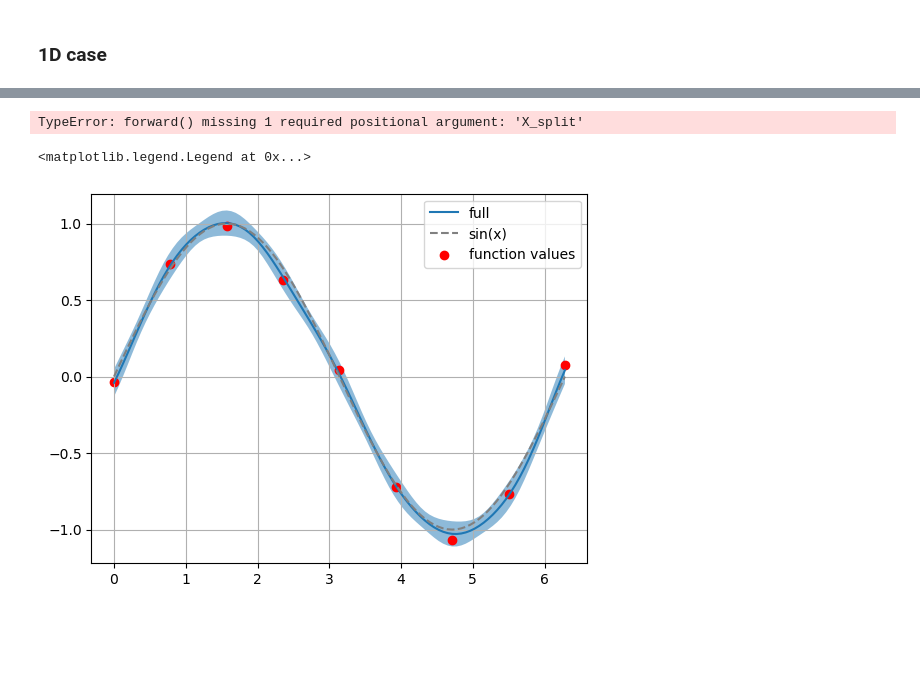
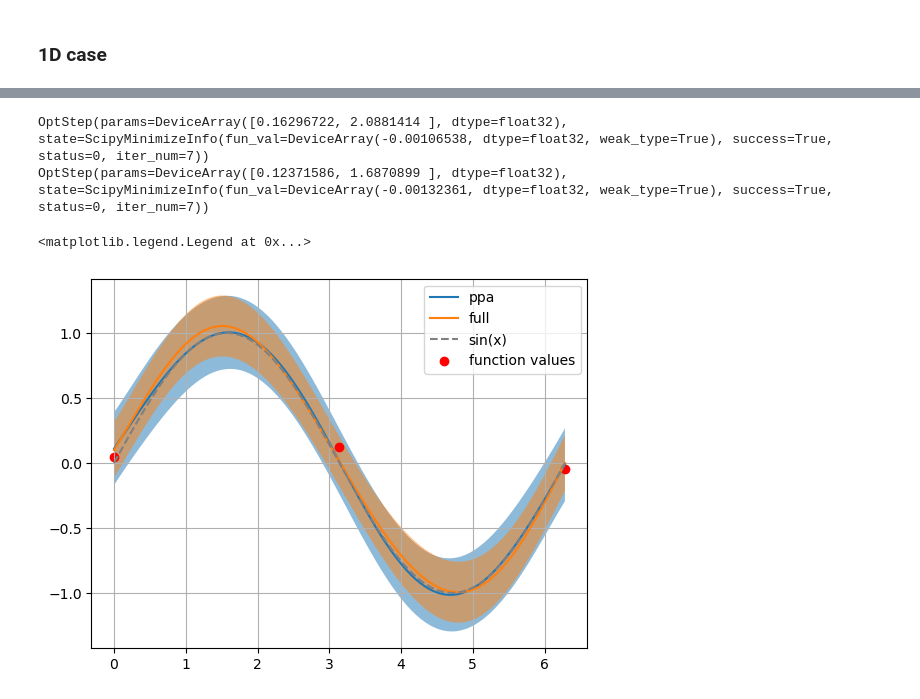
Before and after one commit to LukasEin/jaxgp, a Jupyter notebook: random.ipynb, the cells around one changed output, grey strips where cells are left out. Saved outputs shown, nothing was run; the diff lists cells and outputs as text; code cells hidden in the pictures; blank space fills up the shorter version.

```diff
--- a/random.ipynb
+++ b/random.ipynb
@@ -7,7 +8,7 @@ from gaussian_process.kernels import RBF
 # %% [markdown]
 ### 1D case
 # %%
-key = random.PRNGKey(0)
+key = random.PRNGKey(int(time.time()))
 
 def func(x,noise=0.0):
     return jnp.sin(x) + noise*random.normal(key,x.shape)
@@ -23,7 +22,7 @@ noise = 0.1
 
 length_scale = 1.0
 
-num_datapoints = 9
+num_datapoints = 3
 datagrid = jnp.linspace(*bounds,num_datapoints)
 data_values = func(datagrid,noise)
 num_derivpoints = (9,)
@@ -41,28 +40,34 @@ num_gridpoints = 101
 grid = jnp.linspace(*bounds,num_gridpoints)
 
 kernel = RBF()
-kernel_params = (length_scale,)
+kernel_params = (length_scale, )
+
+init_kernel = (0.5, )
+init_noise = 1.0
 # %%
-model = gpr.ExactGPR(kernel,data_split,kernel_params,noise=noise)
+model = gpr.ApproximateGPR(kernel,data_split,referencegrid,kernel_params=init_kernel,noise=init_noise)
+model.train(X_data,Y_data)
+(means_ppa, stds_ppa) = model.eval(grid.reshape(-1,1),True)
+means_ppa = means_ppa.reshape(-1)
+stds_ppa = stds_ppa.reshape(-1)
+
+model = gpr.ExactGPR(kernel,data_split,kernel_params=init_kernel,noise=init_noise)
 model.train(X_data,Y_data)
 (means_full, stds_full) = model.eval(grid.reshape(-1,1),True)
 means_full = means_full.reshape(-1)
 stds_full = stds_full.reshape(-1)
-
-model = gpr.ApproximateGPR(kernel,data_split,referencegrid,kernel_params,noise=noise)
-model.train(X_data,Y_data)
-(means_ppa, stds_ppa) = model.eval(grid.reshape(-1,1),True)
-means_ppa = means_ppa.reshape(-1)
-stds_ppa = stds_ppa.reshape(-1)
 # %% [output]
-TypeError: forward() missing 1 required positional argument: 'X_split'
+OptStep(params=DeviceArray([0.16296722, 2.0881414 ], dtype=float32), state=ScipyMinimizeInfo(fun_val=DeviceArray(-0.00106538, dtype=float32, weak_type=True), success=True, status=0, iter_num=7))
+OptStep(params=DeviceArray([0.12371586, 1.6870899 ], dtype=float32), state=ScipyMinimizeInfo(fun_val=DeviceArray(-0.00132361, dtype=float32, weak_type=True), success=True, status=0, iter_num=7))
 # %%
+plt.plot(grid,means_ppa,label="ppa")
+plt.fill_between(grid,means_ppa-2*stds_ppa,means_ppa+2*stds_ppa,alpha=0.5)
 plt.plot(grid,means_full,label="full")
-plt.fill_between(grid,means_full-stds_full,means_full+stds_full,alpha=0.5)
+plt.fill_between(grid,means_full-2*stds_full,means_full+2*stds_full,alpha=0.5)
 plt.plot(grid,func(grid),color="grey",ls="--",label="sin(x)")
 plt.scatter(datagrid,data_values,color="r",label="function values")
 plt.grid()
 plt.legend()
 # %% [output]
 <matplotlib.legend.Legend at 0x...>
-[figure, old version]
+[figure, new version]
```
Also changed, not shown: parts of 2 cells of this notebook, 17 other files.
